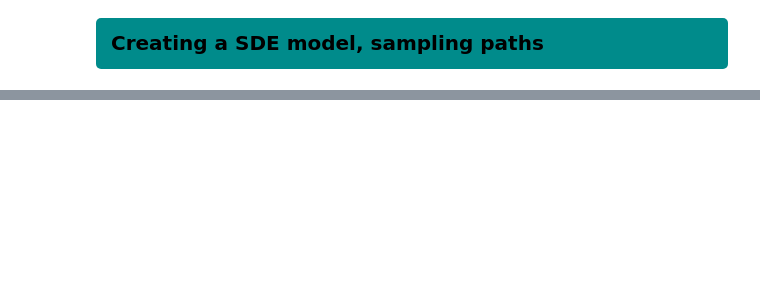
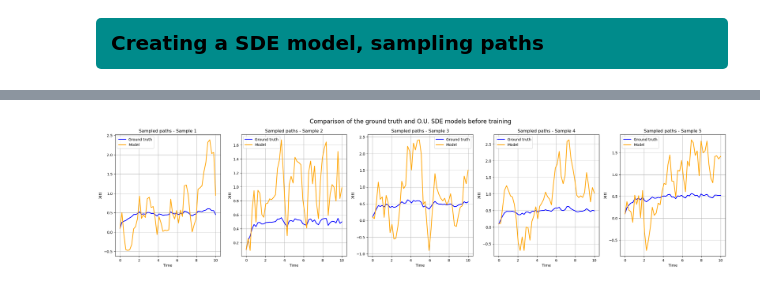
Before and after one commit to BenjaminDeporte/MVA_Stage, a Jupyter notebook: Latent_SDE_Basics.ipynb, the cells around one changed output, grey strips where cells are left out. Cells and saved outputs as stored; diff of their text form; code cells hidden in the pictures; blank space fills up the shorter version.

```diff
--- a/Latent_SDE_Basics.ipynb
+++ b/Latent_SDE_Basics.ipynb
@@ -306 +244,37 @@ plt.show()
+# %%
+def plot_comparison(learned_model, t_start=t_start, t_end=t_end, N_SAMPLES=5, device=device, gt_model=model):
+    """
+    Utility function to plot comparison between ground truth model and learned model
+    """
+
+    bm = torchsde.BrownianInterval(t_start, t_end, size=(N_SAMPLES, 1), device=device) # instantiate N_SAMPLES independent Brownian motions of dimension 1
+    bm_increments = torch.stack([bm(t0,t1) for t0,t1 in zip(ts[:-1], ts[1:])])  # sample N_POINTS-1 increments for each BM : shape (N_POINTS-1, N_SAMPLES, 1)
+    bm_queries = torch.cat([torch.zeros(1, N_SAMPLES, 1, device=device), torch.cumsum(bm_increments, dim=0)])  # add independent increments to sample Brownian motions : shape (N_POINTS, N_SAMPLES, 1)
+
+    y_start = 0.1
+    y0s = torch.full((N_SAMPLES, 1), y_start).to(device)  # initial condition 0.1, shape (batch_size=N_SAMPLES, state_size=1)
+
+    with torch.no_grad():
+        ys_true = torchsde.sdeint(gt_model, y0s, ts, method="euler", dt=1e-3, bm=bm)  # shape (N_POINTS, N_SAMPLES, 1)
+        ys_learned = torchsde.sdeint(learned_model, y0s, ts, method="euler", dt=1e-3, bm=bm)  # shape (N_POINTS, N_SAMPLES, 1)
+
+    fig, ax = plt.subplots(nrows=1, ncols=N_SAMPLES, figsize=(6*N_SAMPLES,6))
+
+    for i in range(N_SAMPLES):
+        ax[i].plot(ts.detach().cpu().numpy(), ys_true[:,i,:].detach().cpu().numpy(), lw=2, alpha=1.0, label='Ground truth', color='blue')
+        ax[i].plot(ts.detach().cpu().numpy(), ys_learned[:,i,:].detach().cpu().numpy(), lw=2, alpha=1.0, label='Model', color='orange')
+        ax[i].set_title(f"Sampled paths - Sample {i+1}")
+        ax[i].set_xlabel("Time")
+        ax[i].set_ylabel("X(t)")
+        ax[i].legend()
+        ax[i].grid()
+
+    return fig, ax
+# %%
+# avant training
+fig, ax = plot_comparison(model_ou_1)
+fig.suptitle("Comparison of the ground truth and O.U. SDE models before training", fontsize=16)
+plt.show()
+# %% [output]
+[figure, added]
 # %%
```
Also changed, not shown: parts of 28 cells of this notebook.
